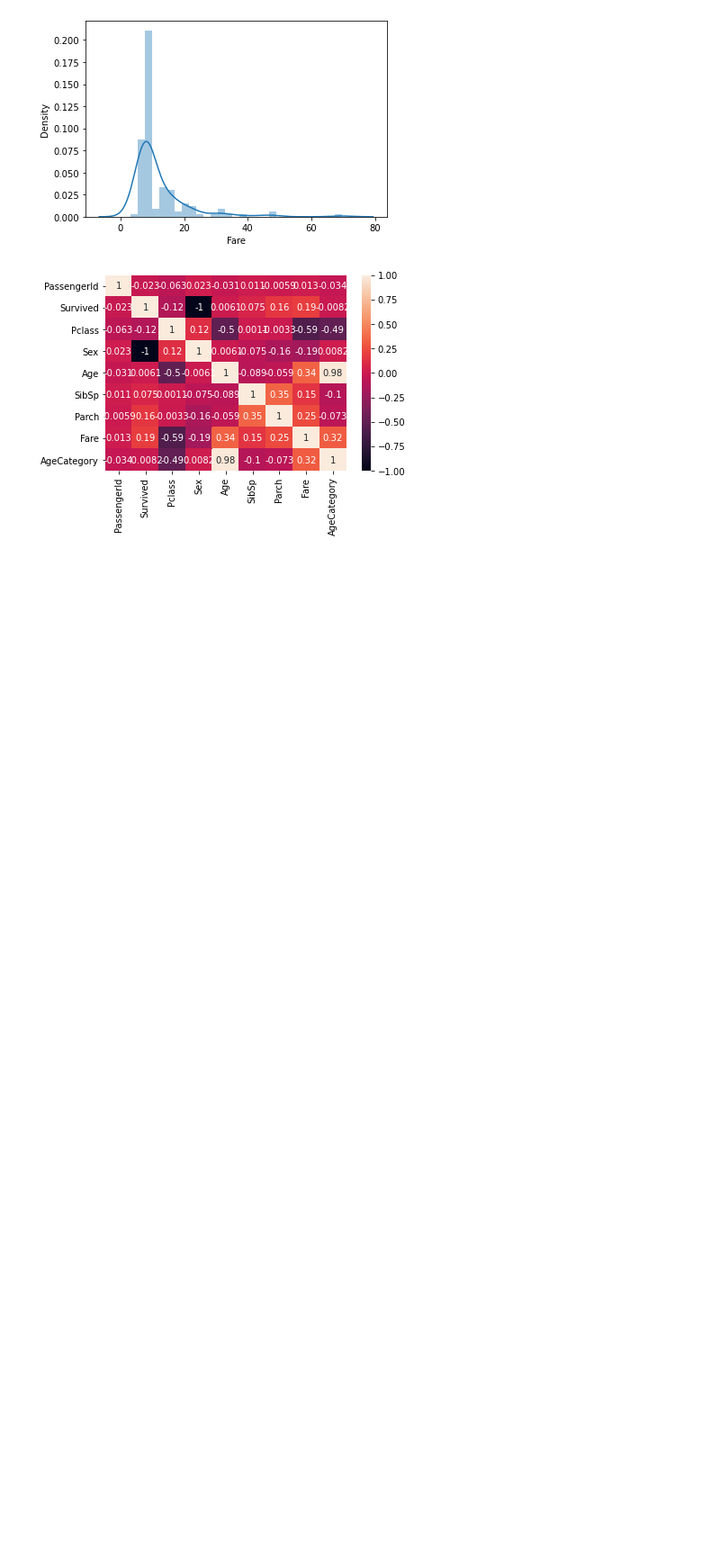
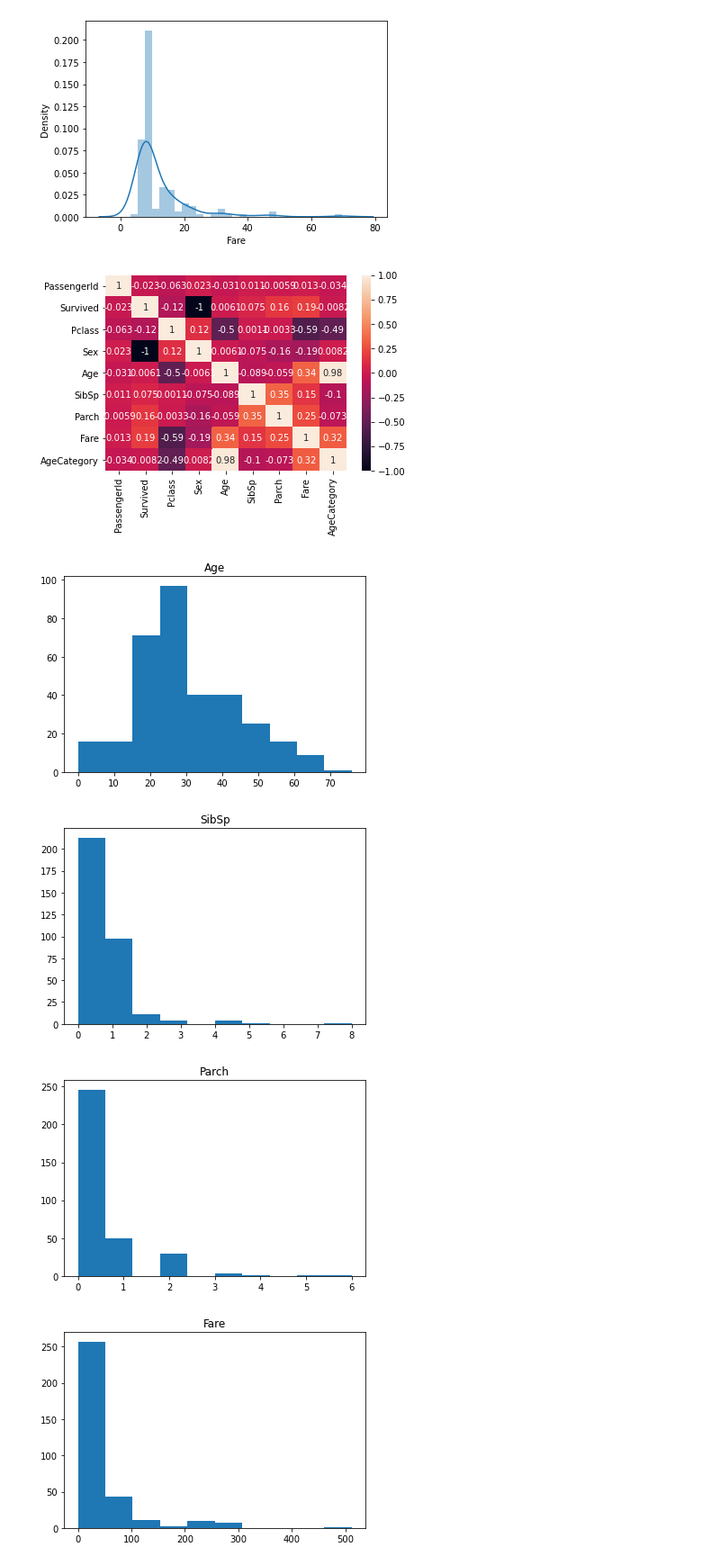
Before and after one commit to ChristinaPDS/Titanic-, a Jupyter notebook: TitanicProject.ipynb, the cells around one changed output. Shown: that part at 90% size. Saved outputs shown, nothing was run; the diff lists cells and outputs as text; code cells hidden in the pictures; blank space fills up the shorter version.

```diff
--- a/TitanicProject.ipynb
+++ b/TitanicProject.ipynb
@@ -295,0 +311,14 @@ sns.heatmap(df.corr(), annot=True);
+# %%
+df_numeric = df[['Age', 'SibSp', 'Parch', 'Fare']]
+df_categorical = df[['Survived', 'Pclass', 'Sex', 'Ticket', 'Embarked']]
+# %%
+#Histograms for all the numeric
+for i in df_numeric:
+    plt.hist(df_numeric[i])
+    plt.title(i)
+    plt.show()
+# %% [output]
+[figure, added]
+[figure, added]
+[figure, added]
+[figure, added]
```
Also changed, not shown: parts of 17 cells of this notebook.
